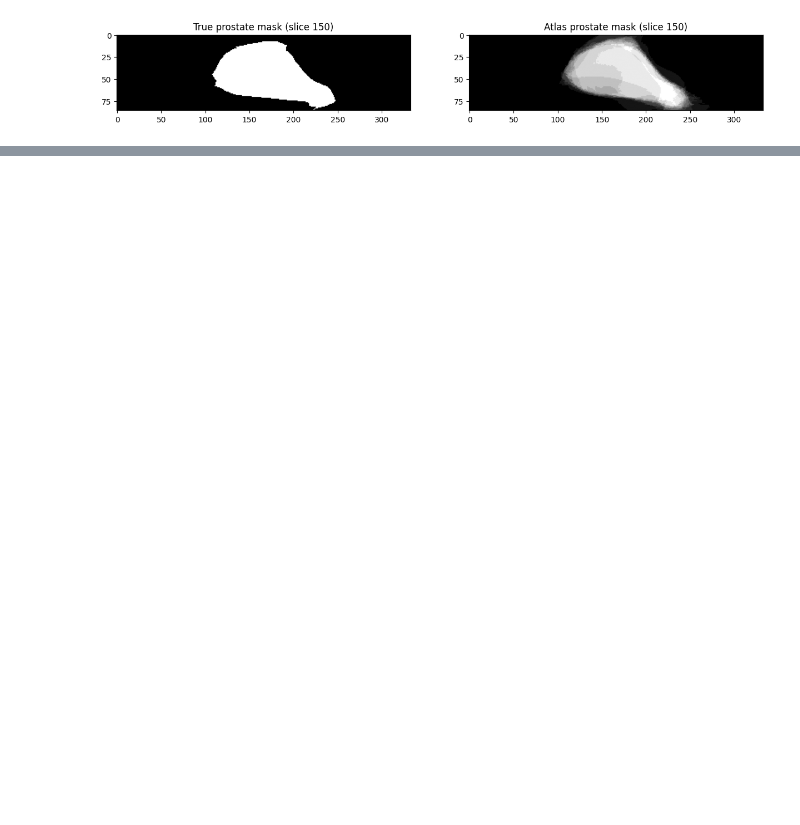
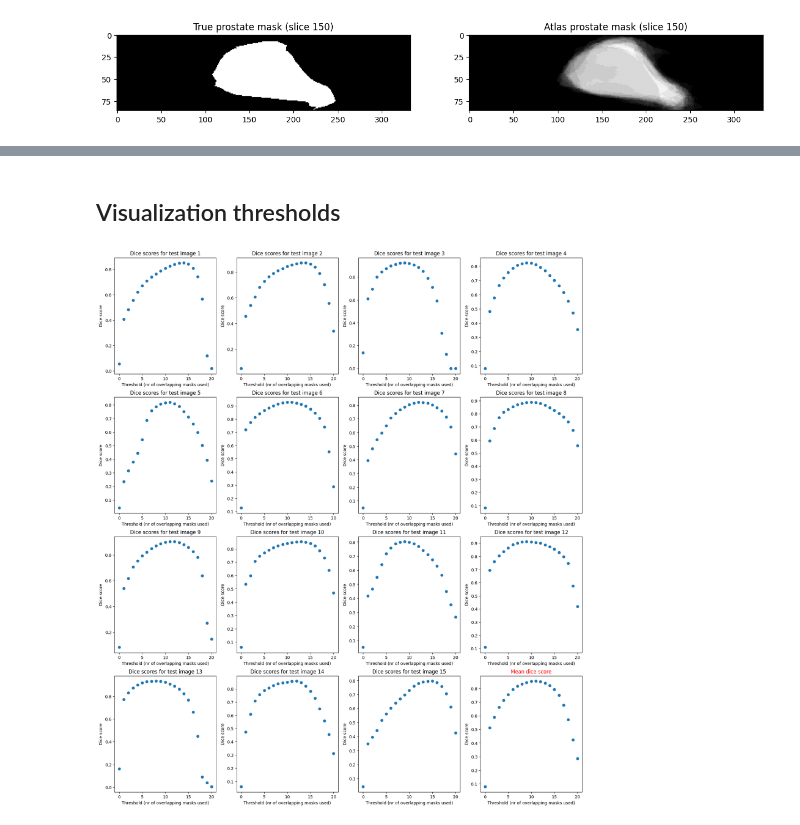
Before and after one commit to MartvStraten/8DM20-Capita-Selecta, a Jupyter notebook: ImageRegistration/altas_project.ipynb, the cells around one changed output, grey strips where cells are left out. Saved outputs shown, nothing was run; the diff lists cells and outputs as text; code cells hidden in the pictures; blank space fills up the shorter version.

```diff
--- a/ImageRegistration/altas_project.ipynb
+++ b/ImageRegistration/altas_project.ipynb
@@ -188,0 +370,25 @@ Dice coefficient: 0.9283359255400091
+# %%
+all_dice_coefs = []
+
+for i in range(len(all_total_masks)):
+    dice_coefs = []
+
+    for threshold in range(len(atlas_masks)+1):
+        threshold_mask = all_total_masks[i] >= threshold
+        dice_coefs.append(dice_coefficient(iio.imread(mask_test_paths[i]), threshold_mask))
+
+    max_dice = max(dice_coefs)
+    index = dice_coefs.index(max_dice)
+    print(f"Optimum mask threshold for test image {i+1}: {index}")
+    print(f"Corresponding max. dice score: {max_dice}")
+    print("-----")
+
+    all_dice_coefs.append(dice_coefs)
+
+all_dice_coefs = np.array(all_dice_coefs)
+thres_mean = np.mean(all_dice_coefs, axis=0)
+
+tot_max_dice = max(thres_mean)
+tot_index = np.where(thres_mean == tot_max_dice)[0][0]
+print(f"Optimum mask threshold averaged over all test data: {tot_index}")
+print(f"Corresponding max. dice score: {tot_max_dice}")
@@ -188,0 +415,3 @@ Dice coefficient: 0.9283359255400091
+# %%
+for i in range(len(all_dice_coefs)):
+    print(f"Dice coefficient for test image {i+1} at threshold {tot_index}: {all_dice_coefs[i][tot_index]:.4f}")
@@ -188,0 +434,20 @@ Dice coefficient: 0.9283359255400091
+# %% [markdown]
+## Visualization thresholds
+# %%
+fig, ax = plt.subplots(4, 4, figsize=(20, 23))
+ax = ax.flatten()
+
+for i in range(len(all_dice_coefs)):
+    ax[i].scatter(list(range(len(dice_coefs))),all_dice_coefs[i]);
+    ax[i].set_title(f"Dice scores for test image {i + 1}");
+    ax[i].set_xlabel("Threshold (nr of overlapping masks used)");
+    ax[i].set_ylabel("Dice score")
+    ax[i].set_ylim();
+
+i += 1
+ax[i].scatter(list(range(len(dice_coefs))),thres_mean);
+ax[i].set_title(f"Mean dice score", c='r');
+ax[i].set_xlabel("Threshold (nr of overlapping masks used)");
+ax[i].set_ylabel("Dice score");
+# %% [output]
+[figure, added]
```
Also changed, not shown: parts of 25 cells of this notebook, 16 other files.
